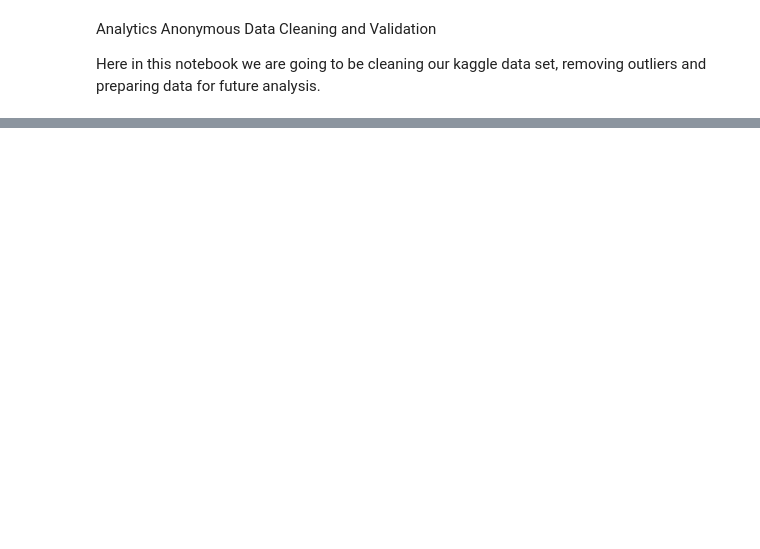
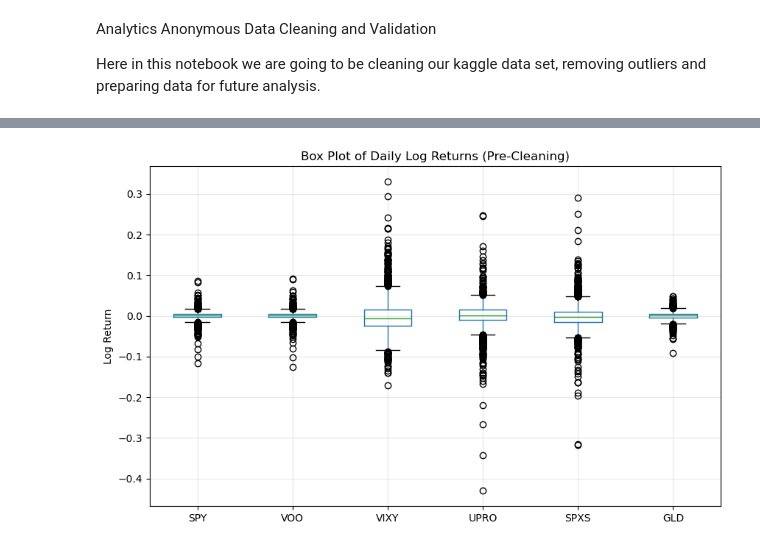
Before and after one commit to PFFK/AnalyticsAnonymous, a Jupyter notebook: AA_DataCleaning.ipynb, the cells around one changed output, grey strips where cells are left out. Drawn from its saved outputs; the diff is of its cells as text; code cells hidden in the pictures; blank space fills up the shorter version.

Commit message:
Done with Cleaning

```diff
--- a/AA_DataCleaning.ipynb
+++ b/AA_DataCleaning.ipynb
@@ -41,0 +94,27 @@ So, what we can see from this, including by observation through the data file, w
+# %%
+# Define desired tickers
+tickers = ["SPY", "VOO", "VIXY", "UPRO", "SPXS", "GLD"]
+
+# Initialize dictionary to hold dataframes
+data = {}
+
+# Loop through tickers
+for ticker in tickers:
+    # Build potential file paths
+    etf_path = os.path.join(path, "etfs", f"{ticker}.csv")
+    stock_path = os.path.join(path, "stocks", f"{ticker}.csv")
+
+    # Determine where the file exists
+    if os.path.exists(etf_path):
+        df_ticker = pd.read_csv(etf_path, parse_dates=["Date"])
+        print(f"Loaded {ticker} from etfs/")
+    elif os.path.exists(stock_path):
+        df_ticker = pd.read_csv(stock_path, parse_dates=["Date"])
+        print(f"Loaded {ticker} from stocks/")
+    else:
+        print(f"File for {ticker} not found.")
+        continue
+
+    # Basic cleaning
+    df_ticker = df_ticker.sort_values("Date").reset_index(drop=True)
+    data[ticker] = df_ticker
@@ -41,0 +202,19 @@ So, what we can see from this, including by observation through the data file, w
+# %%
+# --- Remove duplicate dates (just in case) ---
+combined = combined[~combined.index.duplicated(keep='first')]
+
+# --- Forward/backward fill small gaps (if any) ---
+combined = combined.ffill().bfill()
+
+# --- Recompute returns after filling ---
+returns = np.log(combined / combined.shift(1)).dropna()
+import matplotlib.pyplot as plt
+
+plt.figure(figsize=(10, 6))
+returns.boxplot()
+plt.title("Box Plot of Daily Log Returns (Pre-Cleaning)")
+plt.ylabel("Log Return")
+plt.grid(True, alpha=0.3)
+plt.show()
+# %% [output]
+[figure, added]
```
Also changed, not shown: parts of 13 cells of this notebook.
